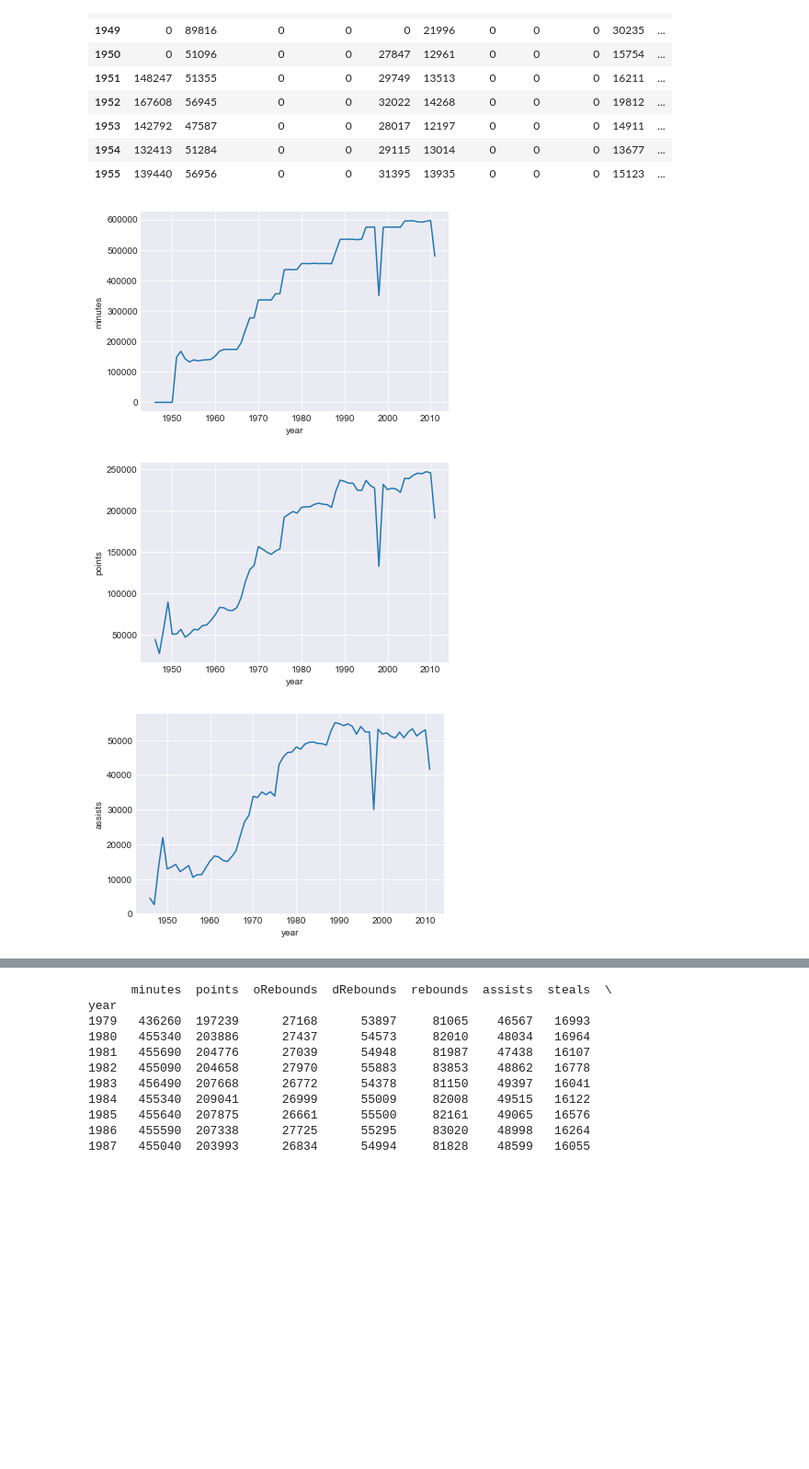
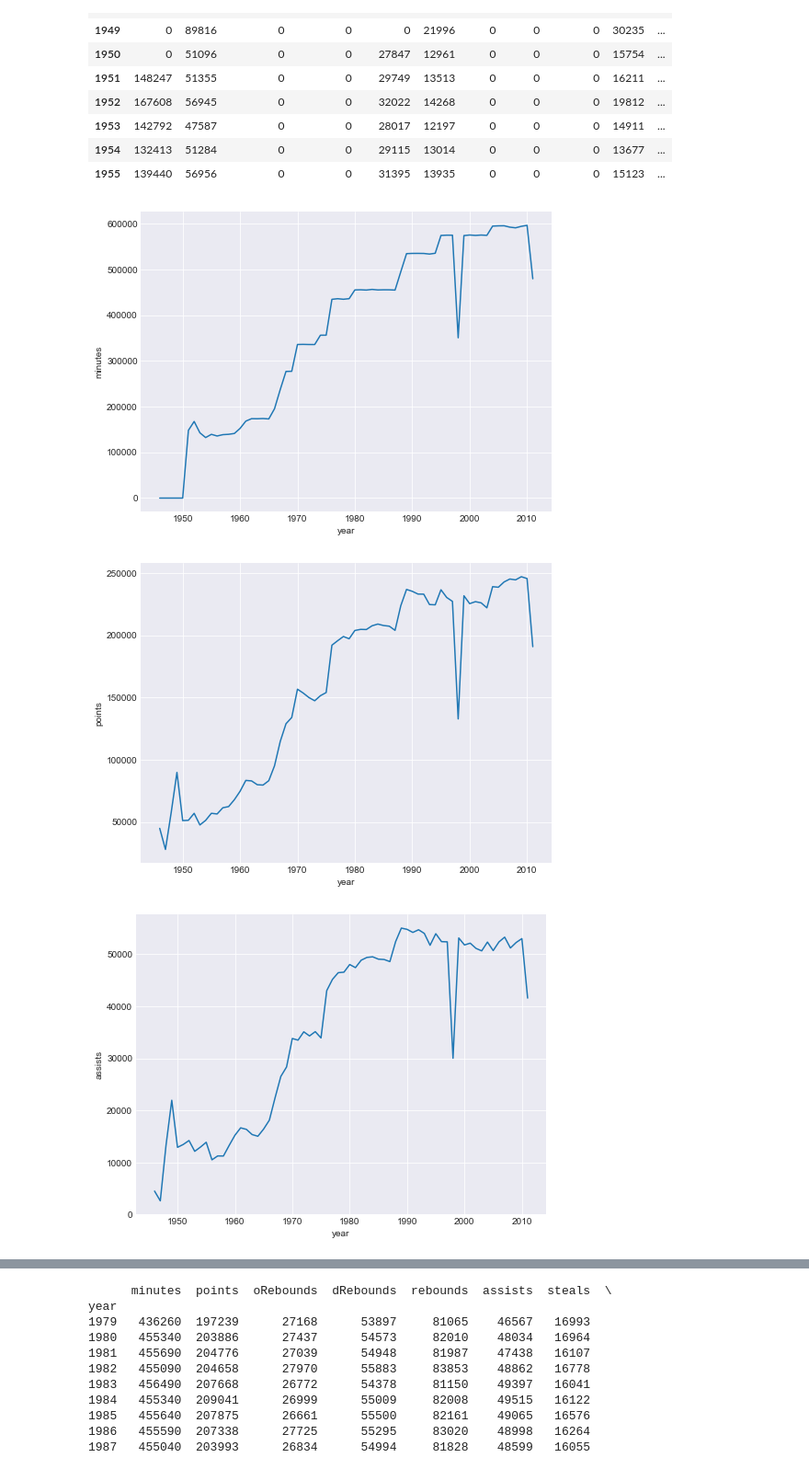
Before and after one commit to wtjw1993/nba_statistics, a Jupyter notebook: exploratory_data_analysis.ipynb, the cells around one changed output, grey strips where cells are left out. Shown at 92% size. Cells and saved outputs as stored; diff of their text form; code cells hidden in the pictures; blank space fills up the shorter version.

```diff
--- a/exploratory_data_analysis.ipynb
+++ b/exploratory_data_analysis.ipynb
@@ -61,42 +61,42 @@ Index(['minutes', 'points', 'oRebounds', 'dRebounds', 'rebounds', 'assists',
 # %%
 # visualising sum of selected stats by year
 def plot_stats_by_year(statistic):
-    fig, ax = plt.subplots()
+    fig, ax = plt.subplots(figsize = (8,6))
     ax.plot(yearStats.index, yearStats[statistic])
     ax.set_xlabel('year')
     ax.set_ylabel(statistic)
     plt.show()
 
 # plot all stats over the years
 for s in stats:
     if 'rebounds' in s.lower():
         continue    # ignore rebounds (see below)
     elif 'Attempted' in s:
         continue    # ignore fg, fg, three attempts (see below)
     elif 'Made' in s:
         continue    # ignore fg, fg, three made (see below)
     else:
         plot_stats_by_year(s)
 
 # plot rebounds over the years
-fig, ax = plt.subplots()
+fig, ax = plt.subplots(figsize = (8,6))
 ax.plot(yearStats.index, yearStats.rebounds, color = 'blue', label = 'total')
 ax.plot(yearStats.index, yearStats.dRebounds, color = 'green', label = 'defensive')
 ax.plot(yearStats.index, yearStats.oRebounds, color = 'red', label = 'offensive')
 ax.set_xlabel('year')
 ax.set_ylabel('rebounds')
 plt.legend()
 plt.show()
 
 # plot field goal and three point attempts over the years
-fig, ax = plt.subplots()
+fig, ax = plt.subplots(figsize = (8,6))
 ax.plot(yearStats.index, yearStats.fgAttempted, color = 'blue', label = 'total')
 ax.plot(yearStats.index, yearStats.threeAttempted, color = 'red', label = '3pt')
 ax.set_xlabel('year')
 ax.set_ylabel('field goals attempted')
 plt.legend()
 plt.show()
 # %% [output]
-[figure, old version]
+[figure, new version]
-[figure, old version]
+[figure, new version]
-[figure, old version]
+[figure, new version]
```
Also changed, not shown: parts of 6 cells of this notebook.
